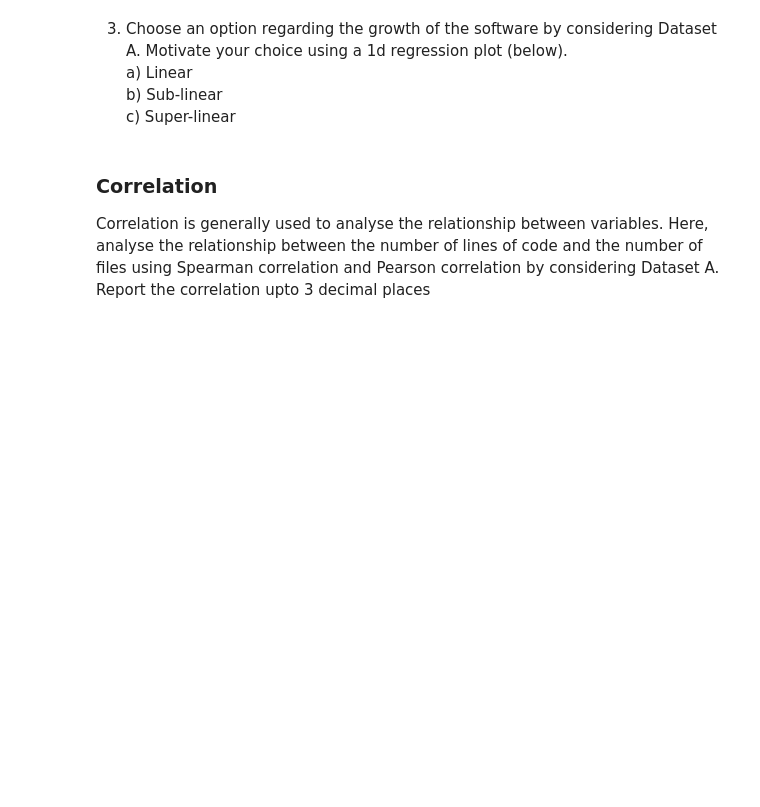
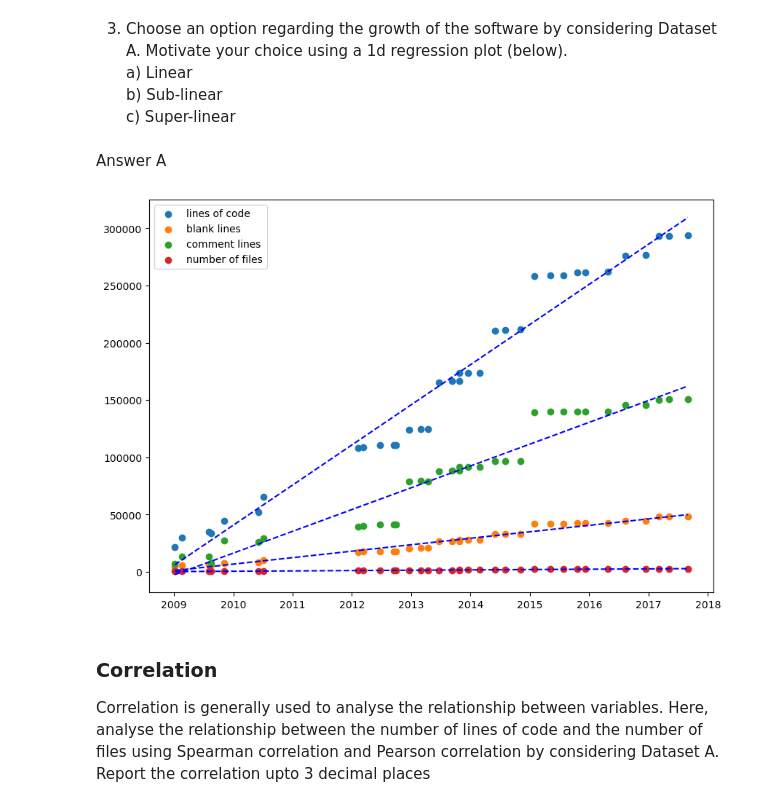
Before and after one commit to yoest/Software_evolution_TP2_2023, a Jupyter notebook: TP2_section2.ipynb, the cells around one changed output. Saved outputs shown, nothing was run; the diff lists cells and outputs as text; code cells hidden in the pictures; blank space fills up the shorter version.

```diff
--- a/TP2_section2.ipynb
+++ b/TP2_section2.ipynb
@@ -86,9 +198,30 @@ Why?
     a) Linear
     b) Sub-linear
     c) Super-linear
+# %% [markdown]
+Answer A
 # %%
-plt.figure(figsize=(7,7))
-# Your code for regression plot
+import matplotlib.dates as mdates
+
+plt.figure(figsize=(10, 7))
+
+def plot_for_tag(tag_name):
+    plt.scatter(dataset_A['release date'], dataset_A[tag_name], label=tag_name)
+
+    x = mdates.date2num(dataset_A['release date'])
+    y = dataset_A[tag_name]
+    z = np.polyfit(x, y, 1)
+    p = np.poly1d(z)
+    plt.plot(dataset_A['release date'], p(x), "b--")
+
+plot_for_tag('lines of code')
+plot_for_tag('blank lines')
+plot_for_tag('comment lines')
+plot_for_tag('number of files')
+plt.legend()
+plt.show()
+# %% [output]
+[figure, added]
 # %% [markdown]
 ### Correlation
 Correlation is generally used to analyse the relationship between variables. Here, analyse the relationship between the number of lines of code and the number of files using Spearman correlation and Pearson correlation by considering Dataset A. Report the correlation upto 3 decimal places
```
Also changed, not shown: parts of 21 cells of this notebook.
